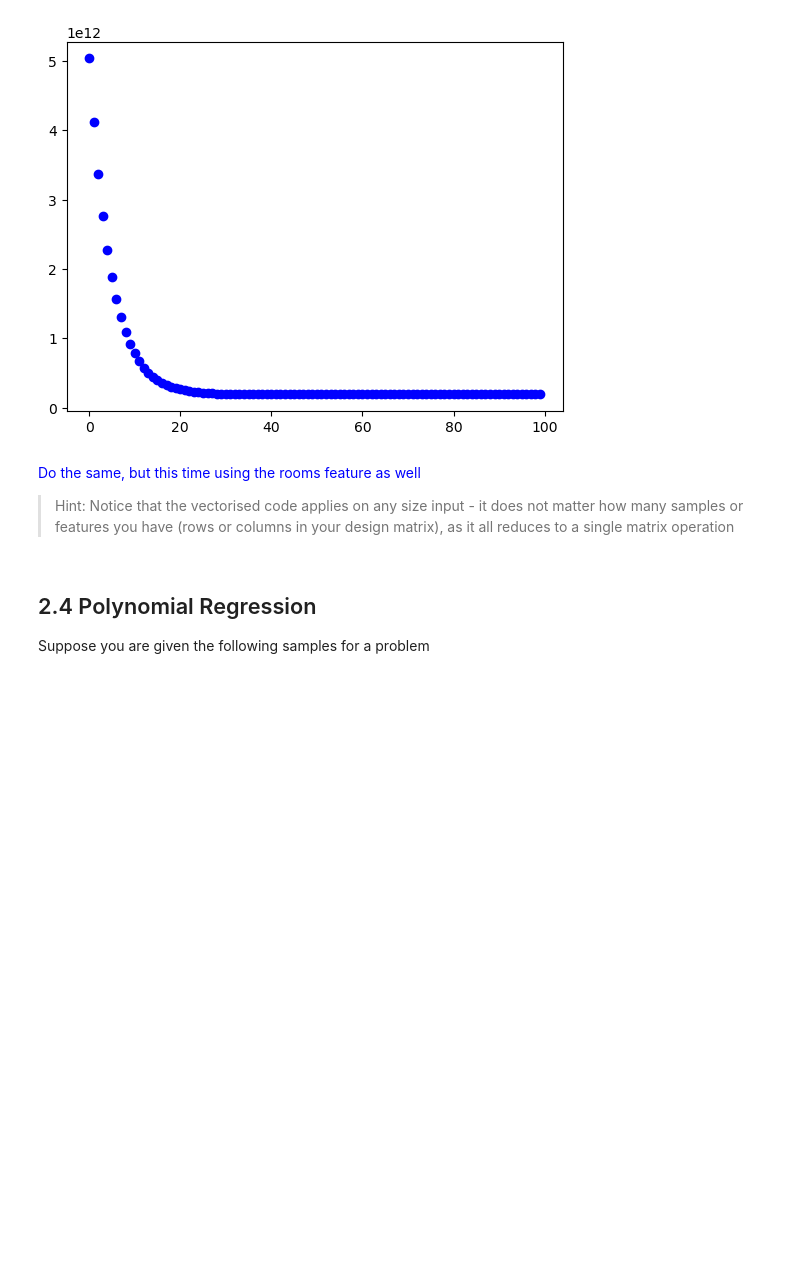
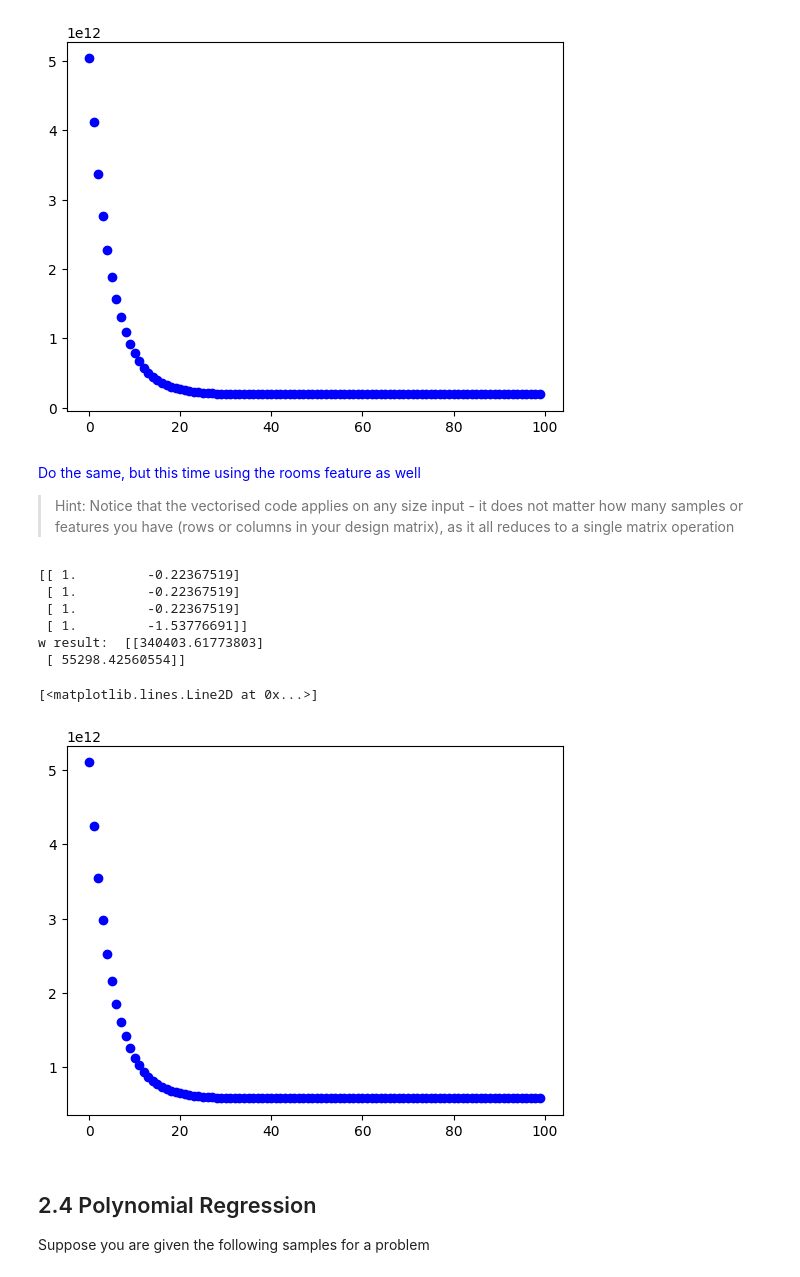
Before and after one commit to davidmirob/ML1, a Jupyter notebook: Session 2 - Multiple and Polynomial regression/P2_Multiple_and_Polynomial_Regression.ipynb, the cells around one changed output. Cells and saved outputs as stored; diff of their text form; code cells hidden in the pictures; blank space fills up the shorter version.

```diff
--- a/Session 2 - Multiple and Polynomial regression/P2_Multiple_and_Polynomial_Regression.ipynb
+++ b/Session 2 - Multiple and Polynomial regression/P2_Multiple_and_Polynomial_Regression.ipynb
@@ -319,3 +322,30 @@ w result:  [[340403.61773803]
+# %%
+# Your Code Here #
+rooms = rooms.reshape(-1, 1) # Make it into a column vector of shape (m, 1)
+ones = np.ones_like(size) # a column vector of ones, of the same shape as "size"
+
+X = np.hstack( (ones, rooms ) )
+
+mu = X.mean(axis = 0) #calculate the mean for every column
+sigma = X.std(axis = 0, ddof=1) #calculate the standard deviation for every column
+
+#normalize only X1. Do not normalise X0 (the artificial first feature that we set to ones)
+X[:,1] = (X[:,1] - mu[1]) / sigma[1];
+print(X[0:4, :])
+#Let's print out a few samples to verify we have done this right
+[w, J] = GradientDescent_np(X, price, alpha=0.1)
+print('w result: ', w)
+
+plt.plot(np.arange(len(J)), J, 'bo')
+# %% [output]
+[[ 1.         -0.22367519]
+ [ 1.         -0.22367519]
+ [ 1.         -0.22367519]
+ [ 1.         -1.53776691]]
+w result:  [[340403.61773803]
+ [ 55298.42560554]]
+[<matplotlib.lines.Line2D at 0x...>]
+[figure, added]
 # %% [markdown]
 ## 2.4 Polynomial Regression
 
```
Also changed, not shown: parts of 6 cells of this notebook.
